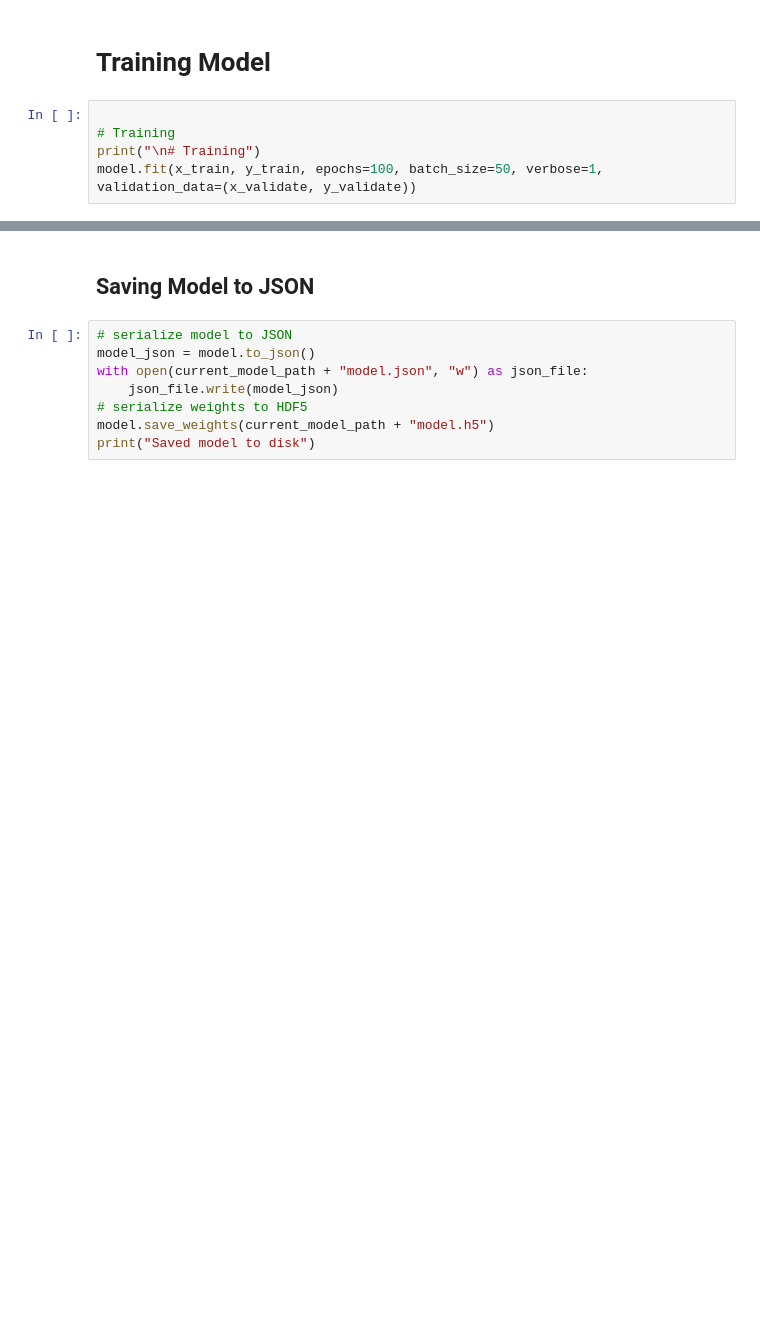
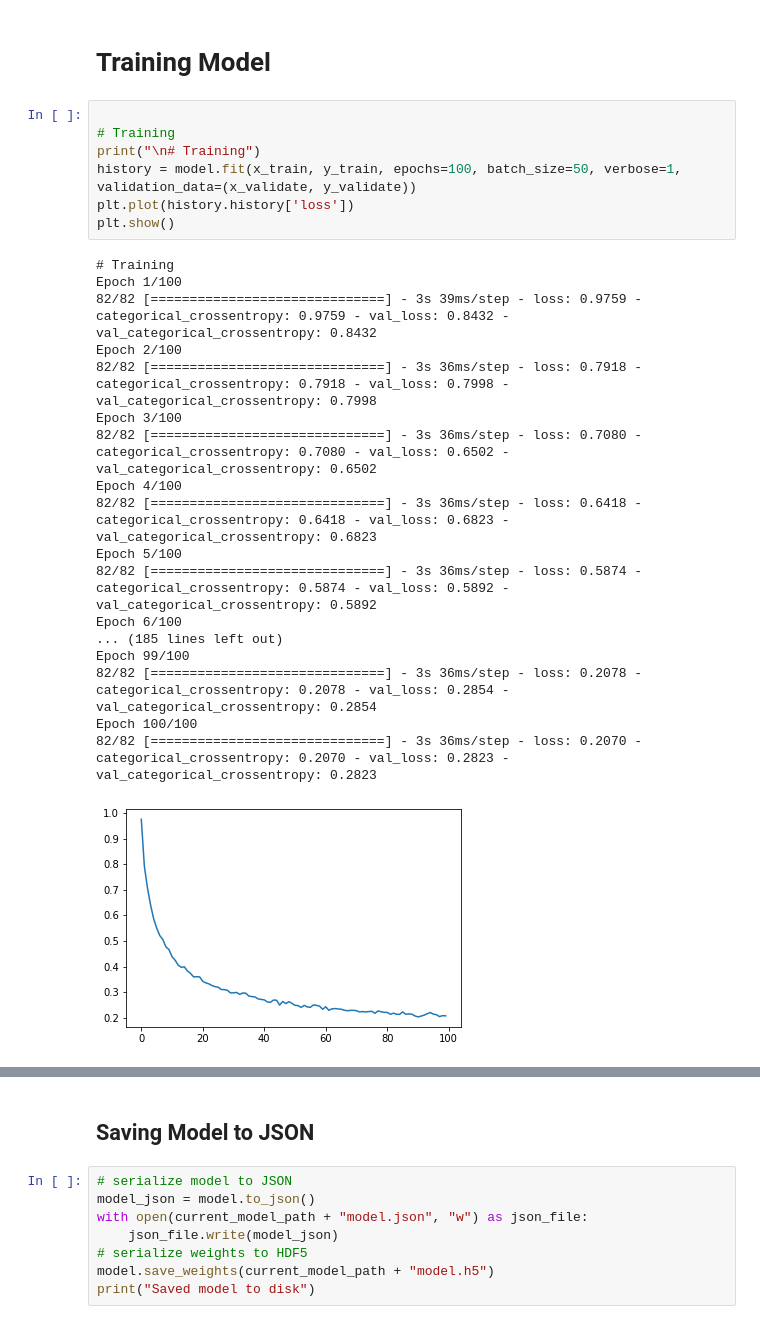
Before and after one commit to Gabor132/QuarantineSportsClassifier, a Jupyter notebook: src/QuarantineSportsLSTMModel.ipynb, the cells around one changed output, grey strips where cells are left out. Saved outputs shown, nothing was run; the diff lists cells and outputs as text; blank space fills up the shorter version.

```diff
--- a/src/QuarantineSportsLSTMModel.ipynb
+++ b/src/QuarantineSportsLSTMModel.ipynb
@@ -184,5 +242,26 @@ plot_model(model, to_file='model_plot.png', show_shapes=True, show_layer_names=T
 # %%
 
 # Training
 print("\n# Training")
-model.fit(x_train, y_train, epochs=100, batch_size=50, verbose=1, validation_data=(x_validate, y_validate))
+history = model.fit(x_train, y_train, epochs=100, batch_size=50, verbose=1, validation_data=(x_validate, y_validate))
+plt.plot(history.history['loss'])
+plt.show()
+# %% [output]
+# Training
+Epoch 1/100
+82/82 [==============================] - 3s 39ms/step - loss: 0.9759 - categorical_crossentropy: 0.9759 - val_loss: 0.8432 - val_categorical_crossentropy: 0.8432
+Epoch 2/100
+82/82 [==============================] - 3s 36ms/step - loss: 0.7918 - categorical_crossentropy: 0.7918 - val_loss: 0.7998 - val_categorical_crossentropy: 0.7998
+Epoch 3/100
+82/82 [==============================] - 3s 36ms/step - loss: 0.7080 - categorical_crossentropy: 0.7080 - val_loss: 0.6502 - val_categorical_crossentropy: 0.6502
+Epoch 4/100
+82/82 [==============================] - 3s 36ms/step - loss: 0.6418 - categorical_crossentropy: 0.6418 - val_loss: 0.6823 - val_categorical_crossentropy: 0.6823
+Epoch 5/100
+82/82 [==============================] - 3s 36ms/step - loss: 0.5874 - categorical_crossentropy: 0.5874 - val_loss: 0.5892 - val_categorical_crossentropy: 0.5892
+Epoch 6/100
+... (185 lines left out)
+Epoch 99/100
+82/82 [==============================] - 3s 36ms/step - loss: 0.2078 - categorical_crossentropy: 0.2078 - val_loss: 0.2854 - val_categorical_crossentropy: 0.2854
+Epoch 100/100
+82/82 [==============================] - 3s 36ms/step - loss: 0.2070 - categorical_crossentropy: 0.2070 - val_loss: 0.2823 - val_categorical_crossentropy: 0.2823
+[figure, added]
```
Also changed, not shown: parts of 13 cells of this notebook.
